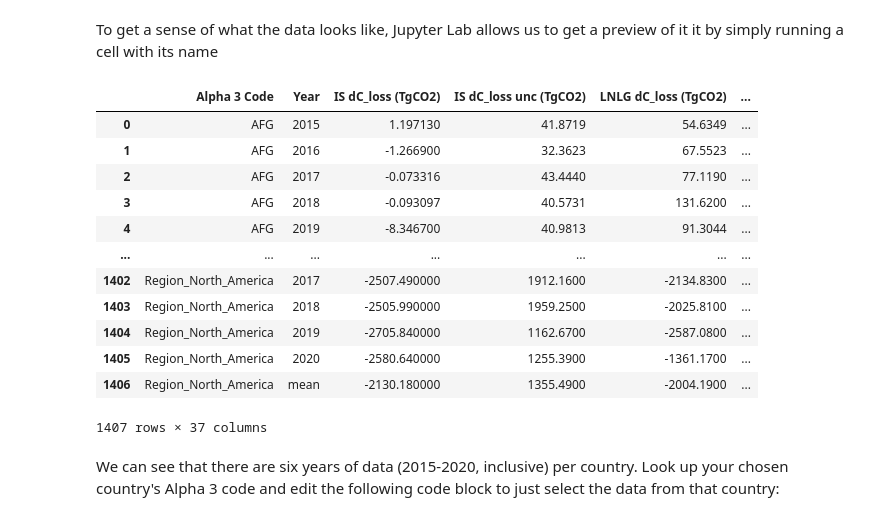
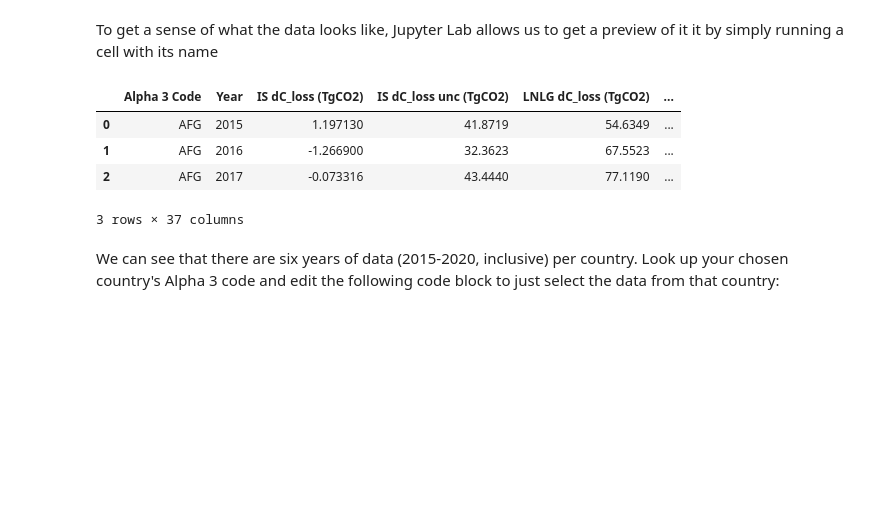
Before and after one commit to envgp/taking_the_pulse_atmosphere, a Jupyter notebook: notebooks/assignment_1.ipynb, the cells around one changed output. Cells and saved outputs as stored; diff of their text form; code cells hidden in the pictures; blank space fills up the shorter version.

```diff
--- a/notebooks/assignment_1.ipynb
+++ b/notebooks/assignment_1.ipynb
@@ -34,21 +34,13 @@ co2_data = pd.read_csv("http://appliedsciences.nasa.gov/sites/default/files/2022
 # %% [markdown]
 To get a sense of what the data looks like, Jupyter Lab allows us to get a preview of it it by simply running a cell with its name
 # %%
-co2_data
+co2_data.head(3)
 # %% [output]
 |  | Alpha 3 Code | Year | IS dC_loss (TgCO2) | IS dC_loss unc (TgCO2) | LNLG dC_loss (TgCO2) | ... |
 | 0 | AFG | 2015 | 1.197130 | 41.8719 | 54.6349 | ... |
 | 1 | AFG | 2016 | -1.266900 | 32.3623 | 67.5523 | ... |
 | 2 | AFG | 2017 | -0.073316 | 43.4440 | 77.1190 | ... |
-| 3 | AFG | 2018 | -0.093097 | 40.5731 | 131.6200 | ... |
-| 4 | AFG | 2019 | -8.346700 | 40.9813 | 91.3044 | ... |
-| ... | ... | ... | ... | ... | ... | ... |
-| 1402 | Region_North_America | 2017 | -2507.490000 | 1912.1600 | -2134.8300 | ... |
-| 1403 | Region_North_America | 2018 | -2505.990000 | 1959.2500 | -2025.8100 | ... |
-| 1404 | Region_North_America | 2019 | -2705.840000 | 1162.6700 | -2587.0800 | ... |
-| 1405 | Region_North_America | 2020 | -2580.640000 | 1255.3900 | -1361.1700 | ... |
-| 1406 | Region_North_America | mean | -2130.180000 | 1355.4900 | -2004.1900 | ... |
-1407 rows × 37 columns
+3 rows × 37 columns
 # %% [markdown]
 We can see that there are six years of data (2015-2020, inclusive) per country. Look up your chosen country's Alpha 3 code and edit the following code block to just select the data from that country:
 # %%
```
Also changed, not shown: parts of 6 cells of this notebook, 5 other files.
